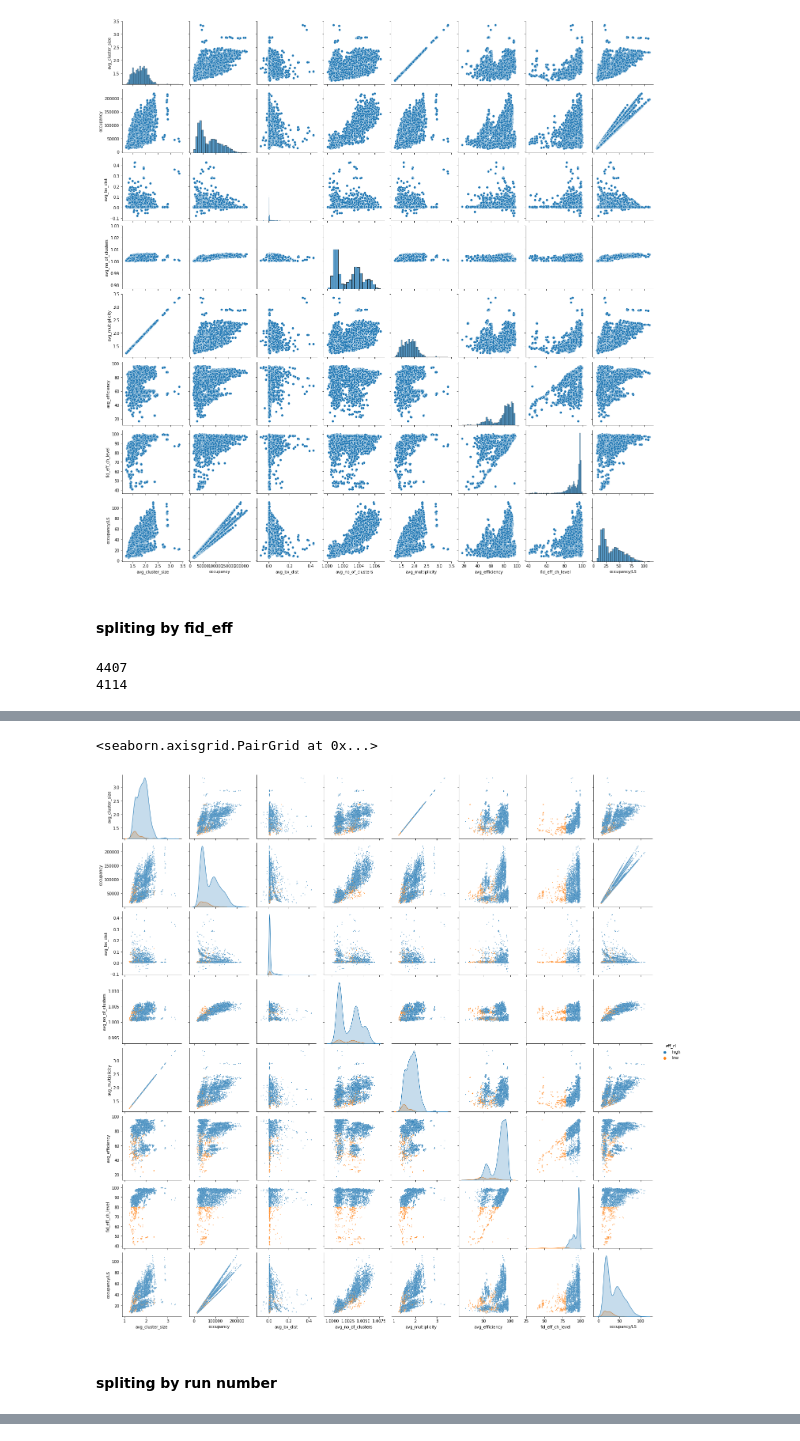
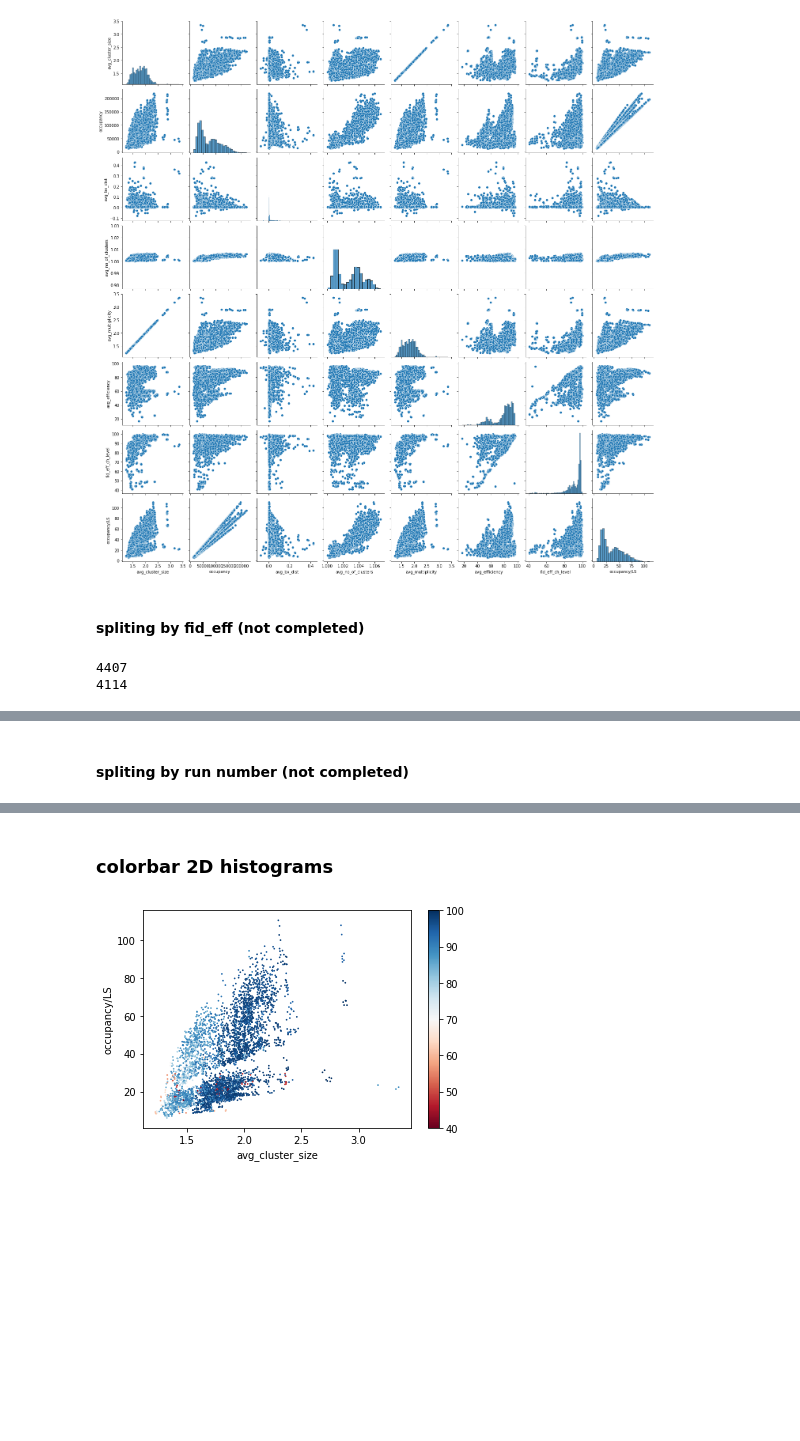
Before and after one commit to mikasmichelevicius/CMS_RPC_efficiency, a Jupyter notebook: EDA_Collisions.ipynb, the cells around one changed output, grey strips where cells are left out. Drawn from its saved outputs; the diff is of its cells as text; code cells hidden in the pictures; blank space fills up the shorter version.

```diff
--- a/EDA_Collisions.ipynb
+++ b/EDA_Collisions.ipynb
@@ -170,7 +181,7 @@ sns.pairplot(df_hist)
 <seaborn.axisgrid.PairGrid at 0x...>
 [figure]
 # %% [markdown]
-#### spliting by fid_eff
+#### spliting by fid_eff (not completed)
 # %%
 # checking the 2d histograms after spliting the data into
 # two parts: A-fid_eff > 80 and B-fid_eff <80
@@ -199,12 +210,9 @@ df_hist.head()
 # %%
 # orange markers are data with fid_eff_ch_level < 80
 # blue markers are data with fid_eff_ch_level >= 80
-sns.pairplot(df_hist, hue='eff_cl',  plot_kws={"s": 3})
+# sns.pairplot(df_hist, hue='eff_cl',  plot_kws={"s": 3})
-# %% [output]
-<seaborn.axisgrid.PairGrid at 0x...>
-[figure, removed]
 # %% [markdown]
-#### spliting by run number
+#### spliting by run number (not completed)
 # %%
 # checking how the 2d histograms differ if we split the data in to two parts by
 # Run numbers which has different fid_eff distribution as shown in 1d histogram section:
@@ -229,3 +237,22 @@ df_hist.head()
 | 2 | 2.00793 | 93656 | 0.007247 | 1.00405 | 2.01606 | 79.958797 | ... |
 | 3 | 1.86217 | 80453 | 0.013540 | 1.00344 | 1.86857 | 83.298027 | ... |
 | 4 | 1.84129 | 37288 | 0.004345 | 1.00104 | 1.84320 | 91.871521 | ... |
+# %% [markdown]
+### colorbar 2D histograms
+# %%
+# from the histogram we can conclude that occupancy/LS and avg_cluster_size
+# seem to be good features to divide the data with efficiency 70-90 and 90-100
+# and data points with low efficiency are randomly distributed
+cm = plt.cm.get_cmap('RdBu')
+name2 = 'occupancy/LS'
+name1 = 'avg_cluster_size'
+x = np.array(df[name1])
+y = np.array(df[name2])
+z = np.array(df['fid_eff_ch_level'])
+sc = plt.scatter(x, y, c=z, vmin=40, vmax=100, s=0.5, cmap=cm)
+plt.colorbar(sc)
+plt.xlabel(name1)
+plt.ylabel(name2)
+plt.savefig('/Users/erfan/Desktop/CBhist4.pdf')
+# %% [output]
+[figure, added]
```
Also changed, not shown: parts of 12 cells of this notebook, 2 other files.
